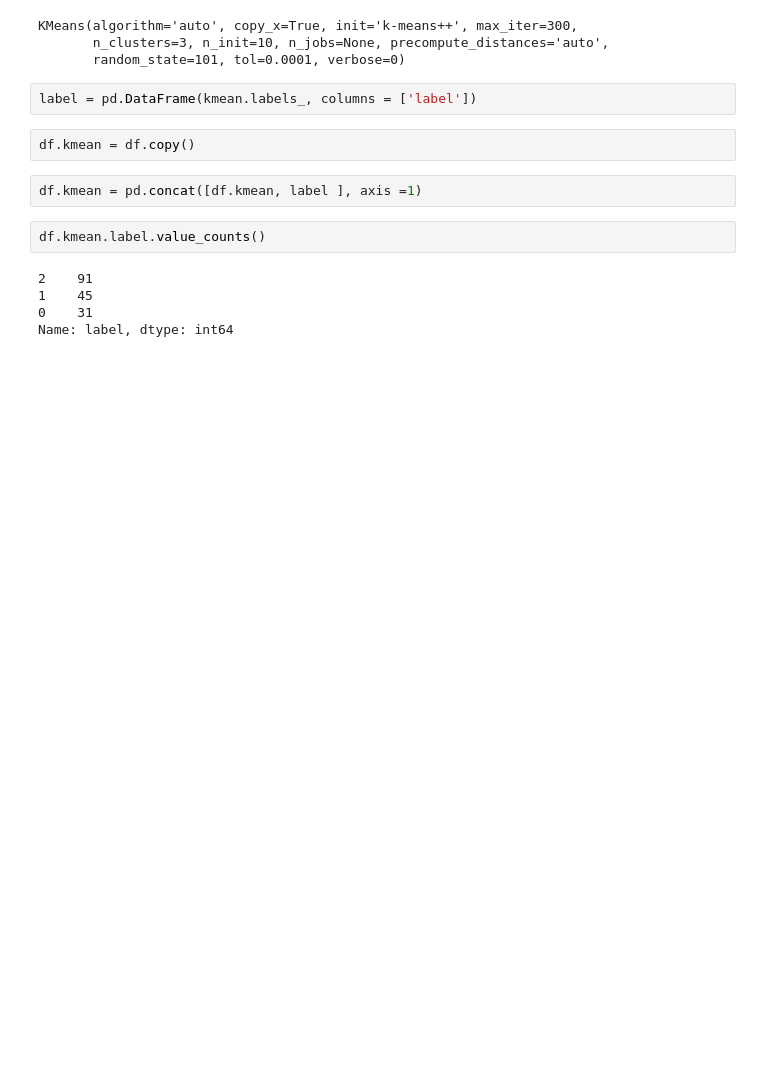
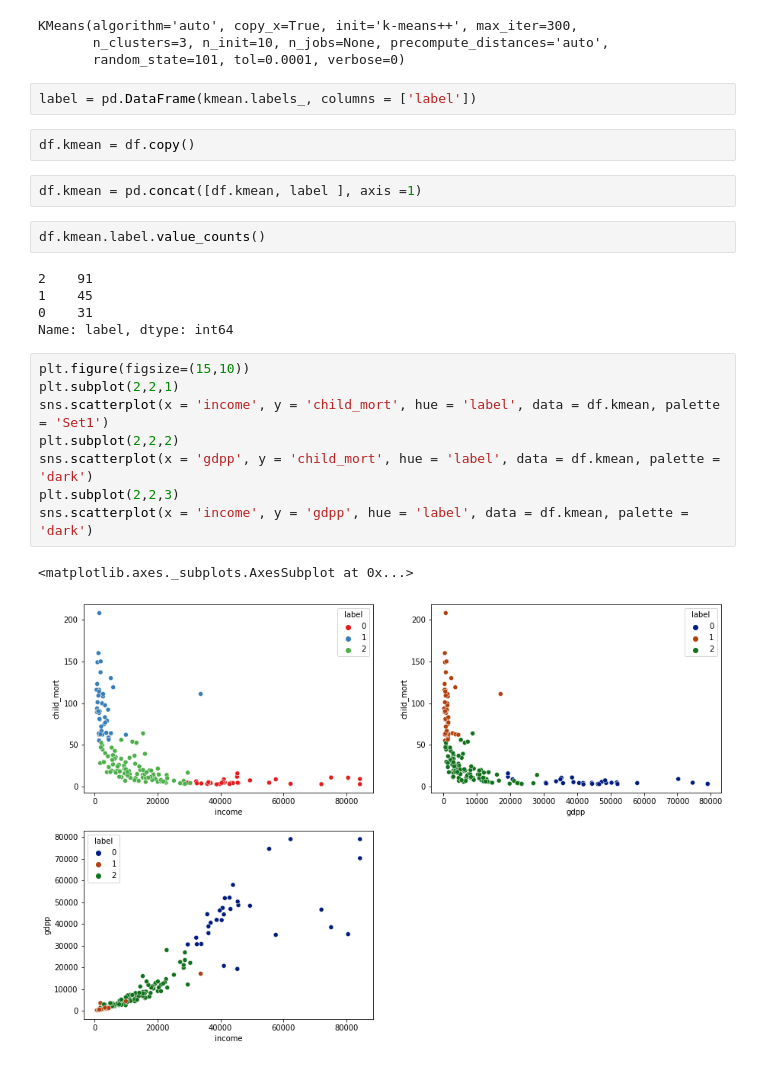
Before and after one commit to Arch0/Analysis-of-country-dataset-, a Jupyter notebook: Untitled1.ipynb, the cells around one changed output. Drawn from its saved outputs; the diff is of its cells as text; blank space fills up the shorter version.

```diff
--- a/Untitled1.ipynb
+++ b/Untitled1.ipynb
@@ -309,3 +309,14 @@ df.kmean.label.value_counts()
 1    45
 0    31
 Name: label, dtype: int64
+# %%
+plt.figure(figsize=(15,10))
+plt.subplot(2,2,1)
+sns.scatterplot(x = 'income', y = 'child_mort', hue = 'label', data = df.kmean, palette = 'Set1')
+plt.subplot(2,2,2)
+sns.scatterplot(x = 'gdpp', y = 'child_mort', hue = 'label', data = df.kmean, palette = 'dark')
+plt.subplot(2,2,3)
+sns.scatterplot(x = 'income', y = 'gdpp', hue = 'label', data = df.kmean, palette = 'dark')
+# %% [output]
+<matplotlib.axes._subplots.AxesSubplot at 0x...>
+[figure, added]
```
